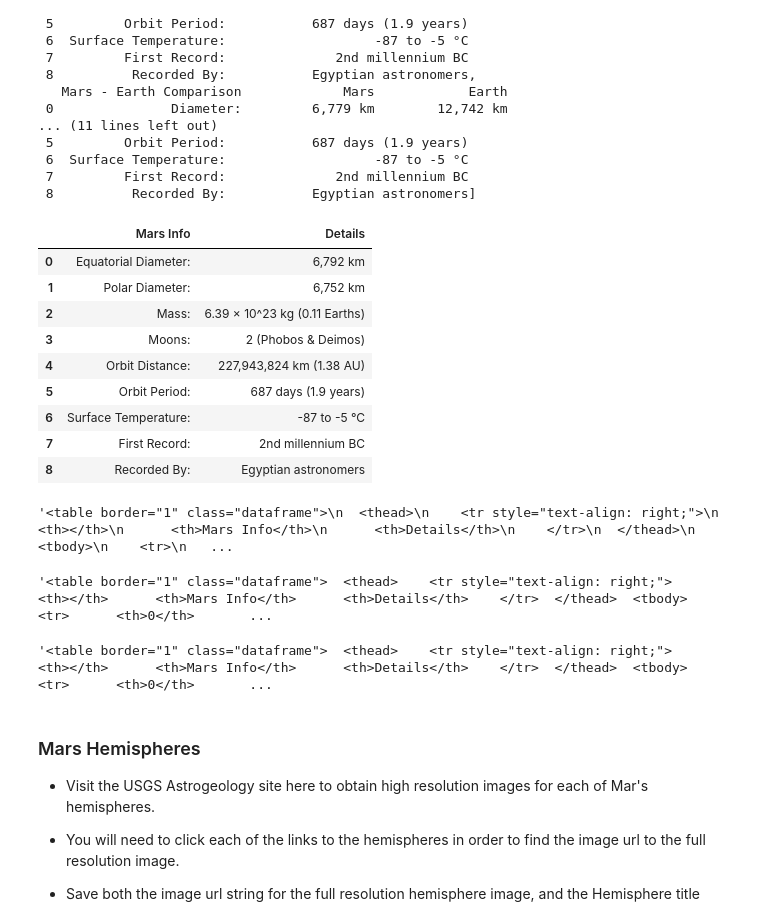
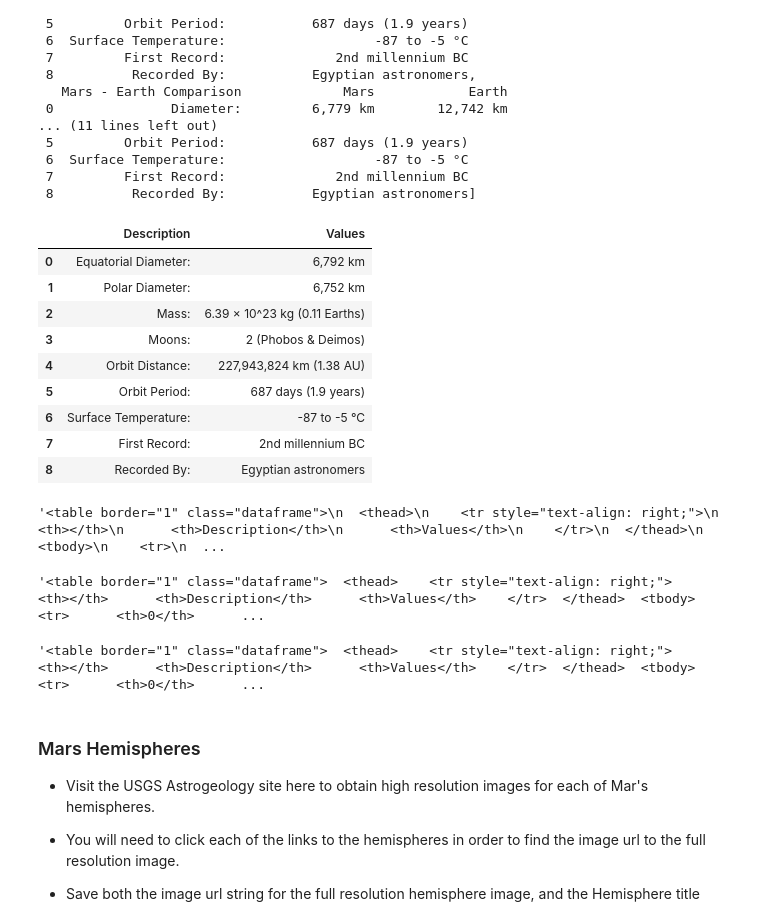
Before and after one commit to cmarchini19/web-scraping-challenge, a Jupyter notebook: Mission_to_Mars/mission_to_mars.ipynb, the cells around one changed output. Drawn from its saved outputs; the diff is of its cells as text; code cells hidden in the pictures.

Commit message:
Update mission_to_mars.ipynb
updated HTML table headers

```diff
--- a/Mission_to_Mars/mission_to_mars.ipynb
+++ b/Mission_to_Mars/mission_to_mars.ipynb
@@ -171,10 +171,10 @@ tables
 # %%
 # Establish DataFrame Table
 facts_df = tables[0]
-facts_df.columns = ['Mars Info', 'Details']
+facts_df.columns = ['Description', 'Values']
 facts_df
 # %% [output]
-|  | Mars Info | Details |
+|  | Description | Values |
 | 0 | Equatorial Diameter: | 6,792 km |
 | 1 | Polar Diameter: | 6,752 km |
 | 2 | Mass: | 6.39 × 10^23 kg (0.11 Earths) |
@@ -189,18 +189,18 @@ facts_df
 facts_html_table = facts_df.to_html()
 facts_html_table
 # %% [output]
-'<table border="1" class="dataframe">\n  <thead>\n    <tr style="text-align: right;">\n      <th></th>\n      <th>Mars Info</th>\n      <th>Details</th>\n    </tr>\n  </thead>\n  <tbody>\n    <tr>\n   ...
+'<table border="1" class="dataframe">\n  <thead>\n    <tr style="text-align: right;">\n      <th></th>\n      <th>Description</th>\n      <th>Values</th>\n    </tr>\n  </thead>\n  <tbody>\n    <tr>\n  ...
 # %%
 # Strip unwanted lines to clean up table
 facts_html_table.replace('\n', '')
 # %% [output]
-'<table border="1" class="dataframe">  <thead>    <tr style="text-align: right;">      <th></th>      <th>Mars Info</th>      <th>Details</th>    </tr>  </thead>  <tbody>    <tr>      <th>0</th>       ...
+'<table border="1" class="dataframe">  <thead>    <tr style="text-align: right;">      <th></th>      <th>Description</th>      <th>Values</th>    </tr>  </thead>  <tbody>    <tr>      <th>0</th>      ...
 # %%
 # Final cleaned HTML table
 final_facts_html_table = facts_html_table.replace('\n', '')
 final_facts_html_table
 # %% [output]
-'<table border="1" class="dataframe">  <thead>    <tr style="text-align: right;">      <th></th>      <th>Mars Info</th>      <th>Details</th>    </tr>  </thead>  <tbody>    <tr>      <th>0</th>       ...
+'<table border="1" class="dataframe">  <thead>    <tr style="text-align: right;">      <th></th>      <th>Description</th>      <th>Values</th>    </tr>  </thead>  <tbody>    <tr>      <th>0</th>      ...
 # %% [markdown]
 ### Mars Hemispheres
 * Visit the USGS Astrogeology site here to obtain high resolution images for each of Mar's hemispheres.
```
